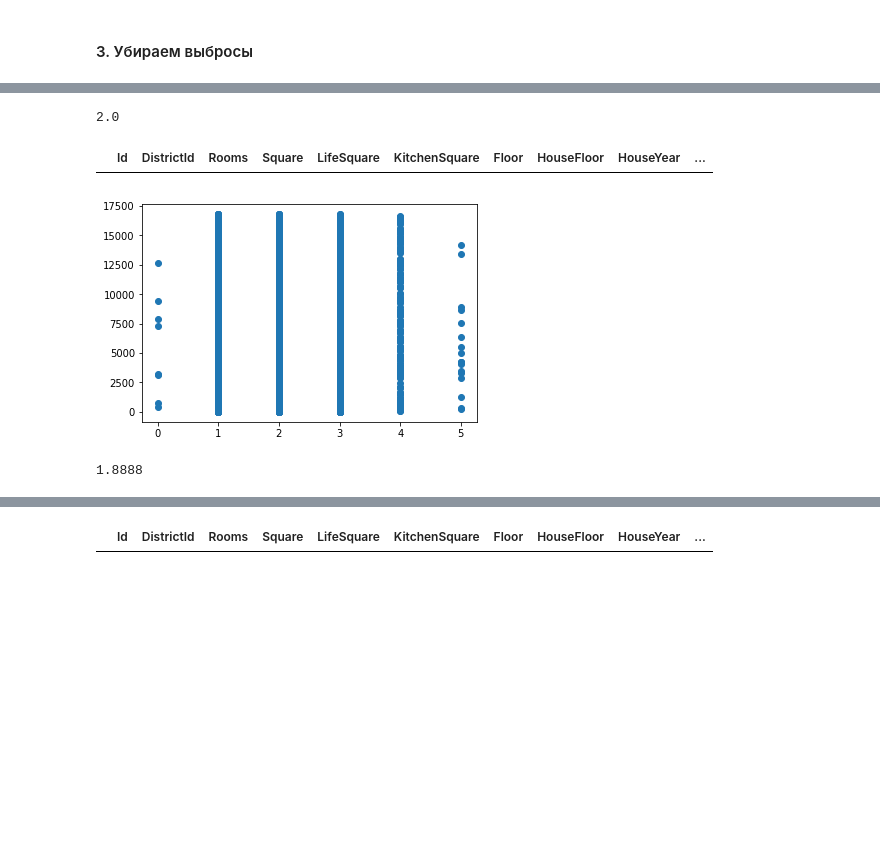
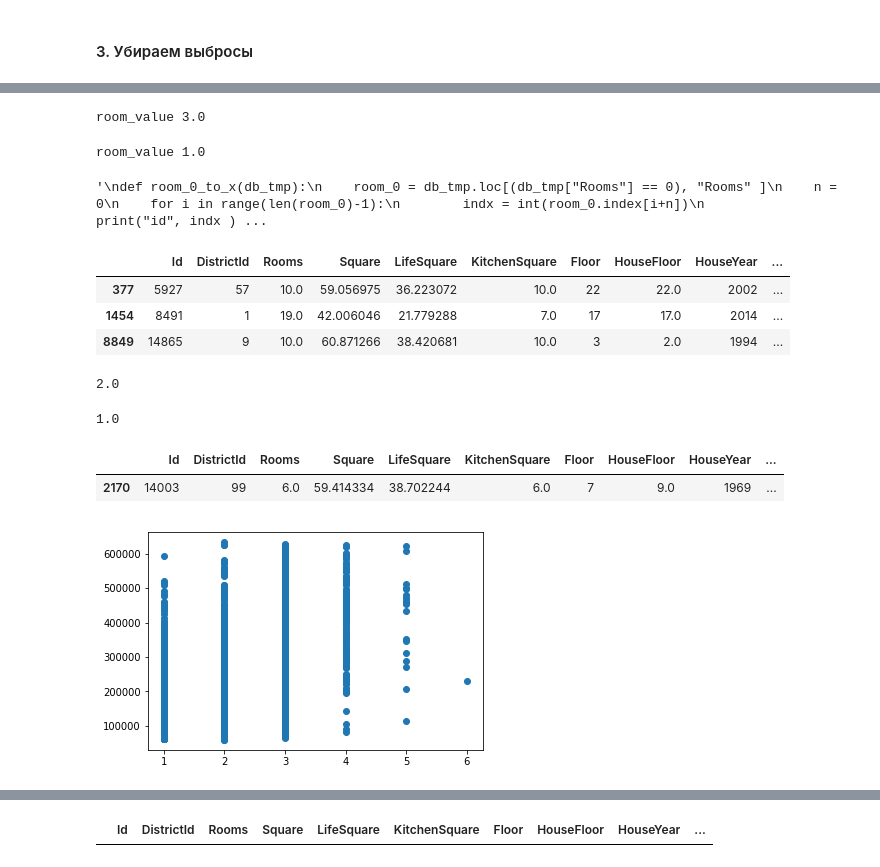
Before and after one commit to daniilstv/py4ds, a Jupyter notebook: DADyachenko_model.ipynb, the cells around one changed output, grey strips where cells are left out. Drawn from its saved outputs; the diff is of its cells as text; code cells hidden in the pictures; blank space fills up the shorter version.

```diff
--- a/DADyachenko_model.ipynb
+++ b/DADyachenko_model.ipynb
@@ -130,23 +169,69 @@ db_tmp.loc[(db_tmp["Rooms"] == 19)]
+# %%
+x = 213
+room_value = np.round(db_tmp.loc [ ( (db_tmp['Square'] <= x + 20) & (db_tmp['Square'] >= x - 20) ) , 'Rooms' ].mean())
+print("room_value", room_value )
+db_tmp.loc[(db_tmp["Id"] == 7917), "Rooms" ] = room_value
+# %% [output]
+room_value 3.0
+# %%
+x = 42
+room_value = np.round(db_tmp.loc [ ( (db_tmp['Square'] <= x + 3) & (db_tmp['Square'] >= x - 3) ) , 'Rooms' ].mean())
+print("room_value", room_value )
+db_tmp.loc[(db_tmp["Id"] == 7317), "Rooms" ] = room_value
+# %% [output]
+room_value 1.0
+# %%
+'''
+def room_0_to_x(db_tmp):
+    room_0 = db_tmp.loc[(db_tmp["Rooms"] == 0), "Rooms" ]
+    n = 0
+    for i in range(len(room_0)-1):
+        indx = int(room_0.index[i+n])
+        print("id", indx )
+
+        print(np.round(db_tmp.loc[indx, "Square"])
+        square_rnd = np.round(db_tmp.loc[indx, "Square"])
+        print("square_rnd", square_rnd )
+
+        room_value = np.round(db_tmp.loc [ ( (db_tmp['Square'] <= square_rnd + 3) & (db_tmp['Square'] >= square_rnd - 3) ) , 'Rooms' ].mean())
+        print("room_value", room_value )
+
+        db_tmp.loc[(db_tmp["Id"] == indx), "Rooms" ] = room_value
+
+        n=+1
+
+    return db_tmp
+
+room_0_to_x(db_tmp)
+'''
+# %% [output]
+'\ndef room_0_to_x(db_tmp):\n    room_0 = db_tmp.loc[(db_tmp["Rooms"] == 0), "Rooms" ]\n    n = 0\n    for i in range(len(room_0)-1):\n        indx = int(room_0.index[i+n])\n        print("id", indx ) ...
+# %%
+db_tmp.loc[(db_tmp["Rooms"] > 6)]
+# %% [output]
+|  | Id | DistrictId | Rooms | Square | LifeSquare | KitchenSquare | Floor | HouseFloor | HouseYear | ... |
+| 377 | 5927 | 57 | 10.0 | 59.056975 | 36.223072 | 10.0 | 22 | 22.0 | 2002 | ... |
+| 1454 | 8491 | 1 | 19.0 | 42.006046 | 21.779288 | 7.0 | 17 | 17.0 | 2014 | ... |
+| 8849 | 14865 | 9 | 10.0 | 60.871266 | 38.420681 | 10.0 | 3 | 2.0 | 1994 | ... |
+# %%
+sq60m = np.round(db_tmp.loc [ ( (db_tmp['Square'] <= 62) & (db_tmp['Square'] >= 58) ) , 'Rooms' ].mean())
+print(sq60m)
+db_tmp.loc[(db_tmp["Rooms"] == 10), "Rooms" ] = sq60m
+# %% [output]
+2.0
 # %%
-print(db_tmp.loc [ ( (db_tmp['Rooms'] <= 62) | (db_tmp['Rooms'] >= 58) ) , 'Rooms' ].mean())
-room42m = np.round(
-    db_tmp.loc [ ( (db_tmp['Rooms'] <= 44) | (db_tmp['Rooms'] >= 40) ) , 'Rooms' ].mean()
-)
-print(room42m)
-
-db_tmp.loc[(db_tmp["Rooms"] > 5), "Rooms" ] = room42m
+sq42m = np.round(db_tmp.loc [ ( (db_tmp['Square'] <= 44) & (db_tmp['Square'] >= 40) ) , 'Rooms' ].mean())
+print(sq42m)
+db_tmp.loc[(db_tmp["Rooms"] == 19), "Rooms" ] = sq42m
 # %% [output]
-2.0
+1.0
 # %%
-plt.scatter(db_tmp["Rooms"],db_tmp["Id"])
+plt.scatter(db_tmp["Rooms"],db_tmp["Price"])
 db_tmp.loc[(db_tmp["Rooms"] > 5)]
 # %% [output]
 |  | Id | DistrictId | Rooms | Square | LifeSquare | KitchenSquare | Floor | HouseFloor | HouseYear | ... |
+| 2170 | 14003 | 99 | 6.0 | 59.414334 | 38.702244 | 6.0 | 7 | 9.0 | 1969 | ... |
-[figure, old version]
+[figure, new version]
-# %%
-print(db_tmp.loc [ ( (db_tmp['Rooms'] <= 62) | (db_tmp['Rooms'] >= 58) ) , 'Rooms' ].mean())
-# %% [output]
-1.8888
 # %%
 def print_scatter(df, col):
     for i in col:
```
Also changed, not shown: parts of 68 cells of this notebook, 1 other file.
